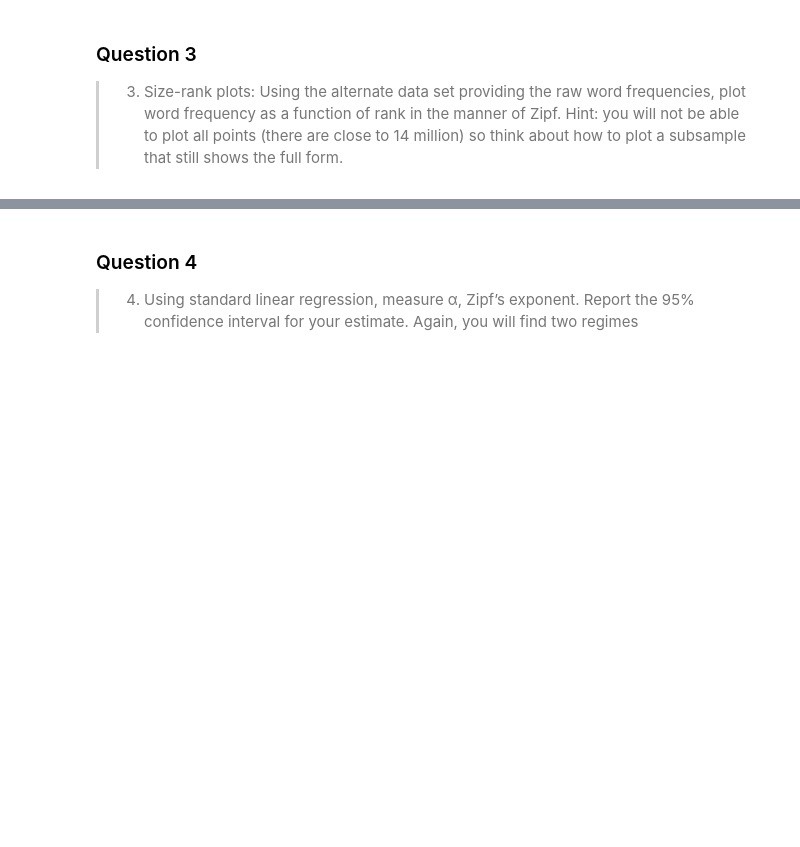
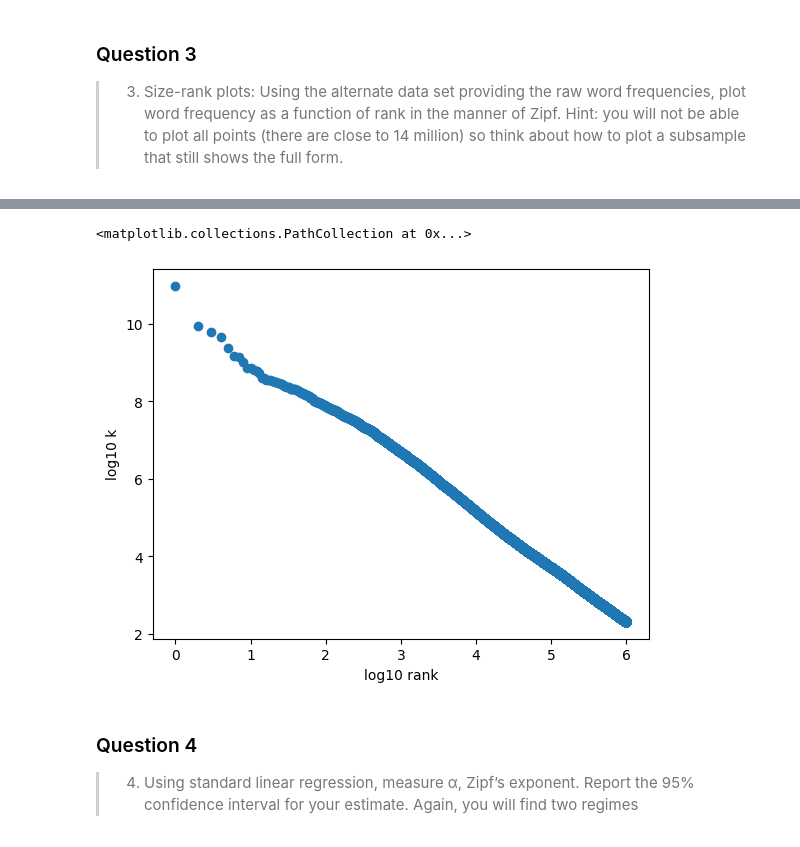
Before and after one commit to alpha-tango/pratchett-scratch, a Jupyter notebook: Assignment4/Assignment4.ipynb, the cells around one changed output, grey strips where cells are left out. Saved outputs shown, nothing was run; the diff lists cells and outputs as text; code cells hidden in the pictures; blank space fills up the shorter version.

```diff
--- a/Assignment4/Assignment4.ipynb
+++ b/Assignment4/Assignment4.ipynb
@@ -155,3 +197,11 @@ Using the alternate data set providing the raw word frequencies, plot word
 frequency as a function of rank in the manner of Zipf.
 Hint: you will not be able to plot all points (there are close to 14 million) so
 think about how to plot a subsample that still shows the full form.
+# %%
+zipped_file = 'google_vocab_rawwordfreqs.txt.gz'
+column_names = ['k', 'N']
+raw_words = pd.read_csv(zipped_file,
+                     compression='gzip',
+                     sep=' ',
+                     names=column_names)
+raw_words = raw_words.sample(1000000)  # downsample heavily to something plottable
@@ -157,0 +220,3 @@ think about how to plot a subsample that still shows the full form.
+# %%
+raw_words['rank'] = raw_words['k'].rank(ascending=False, method='first')
+raw_words.sort_values('rank', ascending=True).head()
@@ -158,3 +230,13 @@ think about how to plot a subsample that still shows the full form.
+# %%
+raw_words['log10_rank'] = np.log10(raw_words['rank'])
+raw_words['log10_k'] = np.log10(raw_words['k'])
+# %%
+plt.xlabel('log10 rank')
+plt.ylabel('log10 k')
+plt.scatter(raw_words['log10_rank'], raw_words['log10_k'])
+# %% [output]
+<matplotlib.collections.PathCollection at 0x...>
+[figure, added]
 # %% [markdown]
 ### Question 4
 > 4. Using standard linear regression, measure α, Zipf’s exponent. Report the 95%
```
Also changed, not shown: parts of 30 cells of this notebook, 1 other file.
